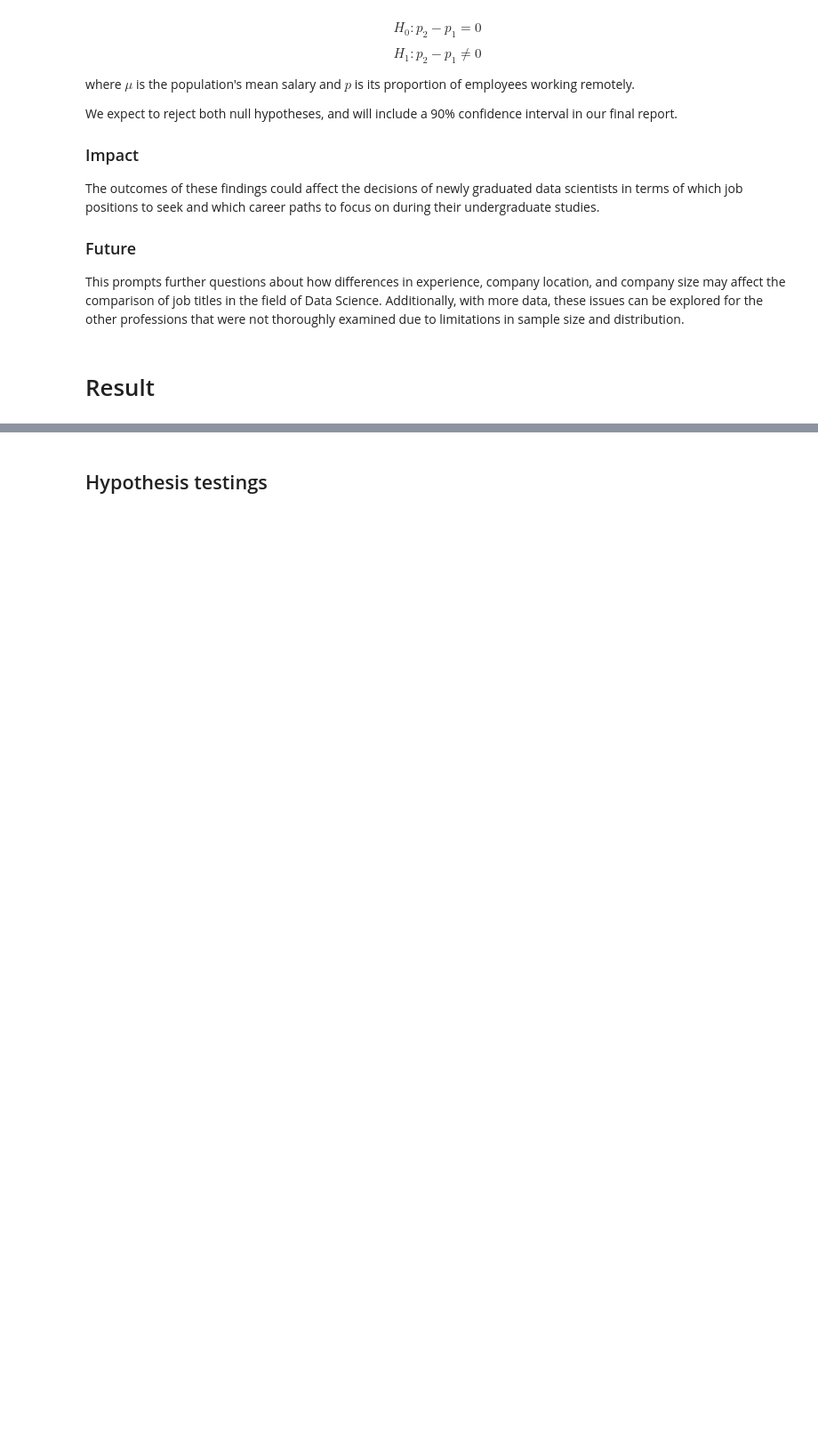
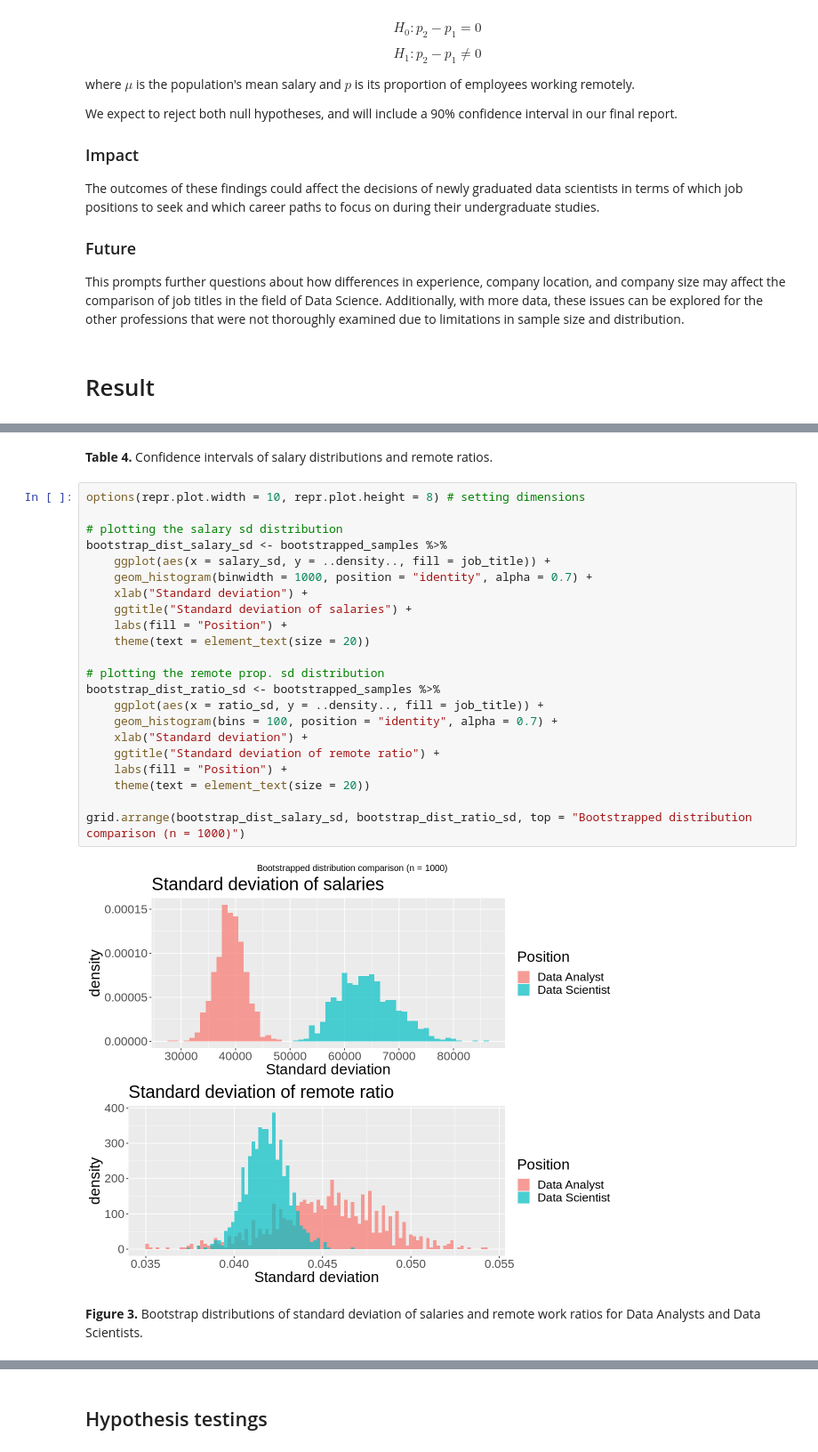
Before and after one commit to vindennt/stat-201-project-group-10, a Jupyter notebook: proposal (4).ipynb, the cells around one changed output, grey strips where cells are left out. Shown at 89% size. Drawn from its saved outputs; the diff is of its cells as text; blank space fills up the shorter version.

```diff
--- a/proposal (4).ipynb
+++ b/proposal (4).ipynb
@@ -375,0 +448,28 @@ salary_sd_ci <- bootstrap_samples %>%
+# %% [markdown]
+**Table 4.** Confidence intervals of salary distributions and remote ratios.
+# %%
+options(repr.plot.width = 10, repr.plot.height = 8) # setting dimensions
+
+# plotting the salary sd distribution
+bootstrap_dist_salary_sd <- bootstrapped_samples %>%
+    ggplot(aes(x = salary_sd, y = ..density.., fill = job_title)) +
+    geom_histogram(binwidth = 1000, position = "identity", alpha = 0.7) +
+    xlab("Standard deviation") +
+    ggtitle("Standard deviation of salaries") +
+    labs(fill = "Position") +
+    theme(text = element_text(size = 20))
+
+# plotting the remote prop. sd distribution
+bootstrap_dist_ratio_sd <- bootstrapped_samples %>%
+    ggplot(aes(x = ratio_sd, y = ..density.., fill = job_title)) +
+    geom_histogram(bins = 100, position = "identity", alpha = 0.7) +
+    xlab("Standard deviation") +
+    ggtitle("Standard deviation of remote ratio") +
+    labs(fill = "Position") +
+    theme(text = element_text(size = 20))
+
+grid.arrange(bootstrap_dist_salary_sd, bootstrap_dist_ratio_sd, top = "Bootstrapped distribution comparison (n = 1000)")
+# %% [output]
+[figure, added]
+# %% [markdown]
+**Figure 3.** Bootstrap distributions of standard deviation of salaries and remote work ratios for Data Analysts and Data Scientists.
```
Also changed, not shown: parts of 13 cells of this notebook.
